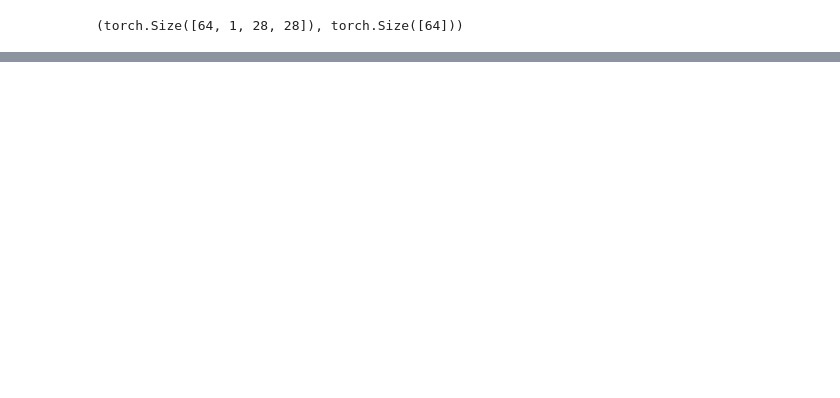
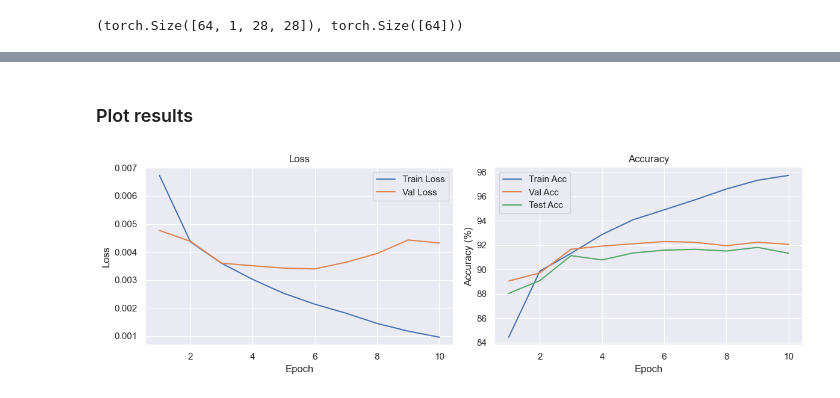
Before and after one commit to NickMilin/COMP551_A3, a Jupyter notebook: COMP551_A3.ipynb, the cells around one changed output, grey strips where cells are left out. Cells and saved outputs as stored; diff of their text form; code cells hidden in the pictures; blank space fills up the shorter version.

```diff
--- a/COMP551_A3.ipynb
+++ b/COMP551_A3.ipynb
@@ -920,0 +947,6 @@ print((x_cnn.shape, y_cnn.shape)) # expect [64, 1, 28, 28] and [64]
+# %%
+# Initialize CNN model
+learning_rate = 0.001
+cnn = CNN().to(device)
+optimizer = optim.Adam(cnn.parameters(), lr=learning_rate)
+loss_fn = nn.CrossEntropyLoss()
@@ -920,0 +1049,29 @@ print((x_cnn.shape, y_cnn.shape)) # expect [64, 1, 28, 28] and [64]
+# %% [markdown]
+### Plot results
+# %%
+# Plot training/validation history
+plt.figure(figsize=(12,4))
+
+plt.subplot(1,2,1)
+plt.plot(range(1, num_epochs+1), train_losses, label='Train Loss')
+plt.plot(range(1, num_epochs+1), val_losses, label='Val Loss')
+plt.xlabel('Epoch')
+plt.ylabel('Loss')
+plt.title('Loss')
+plt.legend()
+plt.grid(True)
+
+plt.subplot(1,2,2)
+plt.plot(range(1, num_epochs+1), [a*100 for a in train_accuracies], label='Train Acc')
+plt.plot(range(1, num_epochs+1), [a*100 for a in val_accuracies], label='Val Acc')
+plt.plot(range(1, num_epochs+1), [a*100 for a in test_accuracies], label='Test Acc')
+plt.xlabel('Epoch')
+plt.ylabel('Accuracy (%)')
+plt.title('Accuracy')
+plt.legend()
+plt.grid(True)
+
+plt.tight_layout()
+plt.show()
+# %% [output]
+[figure, added]
```
Also changed, not shown: parts of 13 cells of this notebook.
